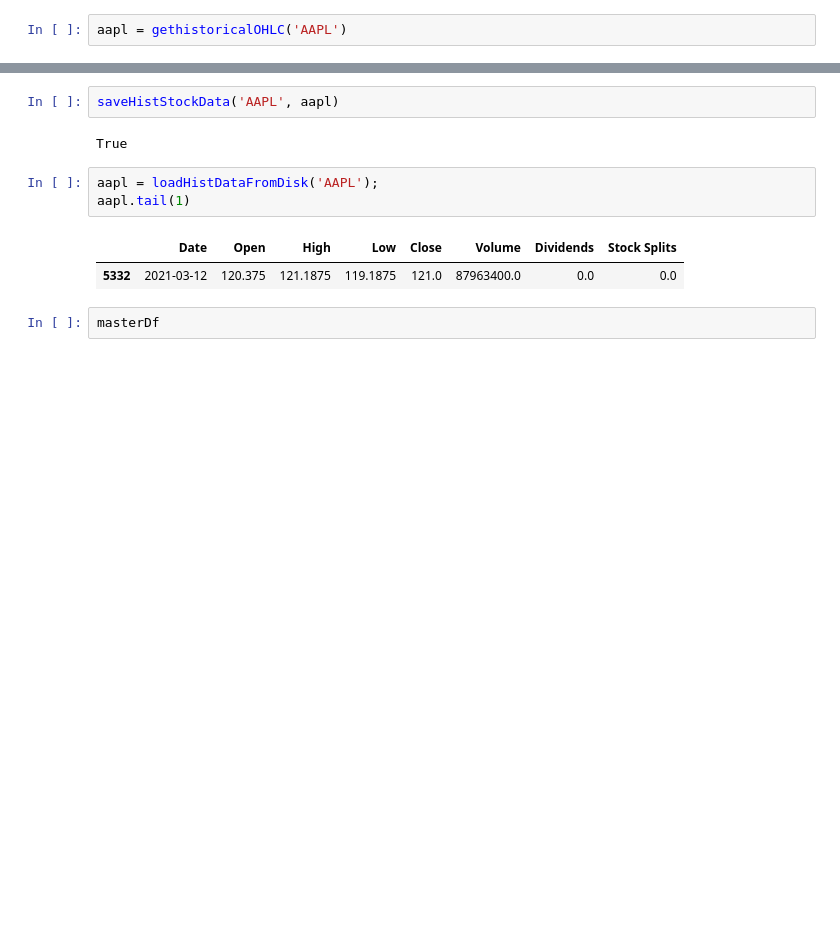
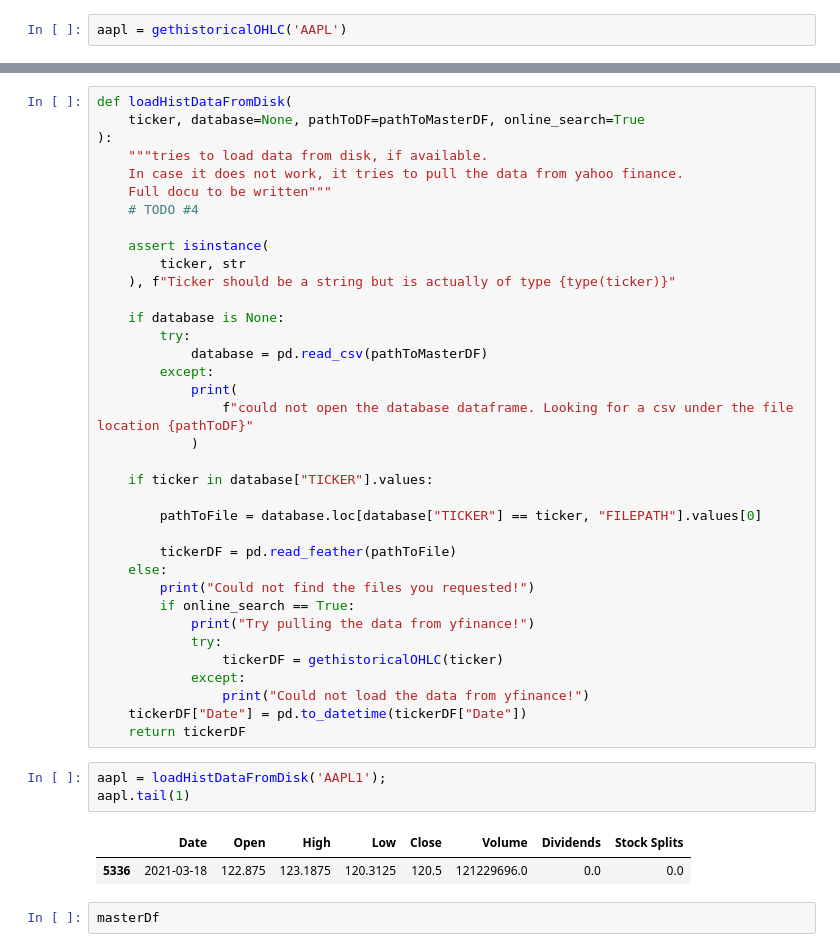
Before and after one commit to webclinic017/PythonStockScreener, a Jupyter notebook: code/dev_tech_indicators.ipynb, the cells around one changed output, grey strips where cells are left out. Saved outputs shown, nothing was run; the diff lists cells and outputs as text; blank space fills up the shorter version.

Commit message:
update gitignore and fix static load in fucnction

```diff
--- a/code/dev_tech_indicators.ipynb
+++ b/code/dev_tech_indicators.ipynb
@@ -27,13 +47,45 @@ aapl.tail(1)
-# %%
-saveHistStockData('AAPL', aapl)
-# %% [output]
-True
+# %%
+def loadHistDataFromDisk(
+    ticker, database=None, pathToDF=pathToMasterDF, online_search=True
+):
+    """tries to load data from disk, if available.
+    In case it does not work, it tries to pull the data from yahoo finance.
+    Full docu to be written"""
+    # TODO #4
+
+    assert isinstance(
+        ticker, str
+    ), f"Ticker should be a string but is actually of type {type(ticker)}"
+
+    if database is None:
+        try:
+            database = pd.read_csv(pathToMasterDF)
+        except:
+            print(
+                f"could not open the database dataframe. Looking for a csv under the file location {pathToDF}"
+            )
+
+    if ticker in database["TICKER"].values:
+
+        pathToFile = database.loc[database["TICKER"] == ticker, "FILEPATH"].values[0]
+
+        tickerDF = pd.read_feather(pathToFile)
+    else:
+        print("Could not find the files you requested!")
+        if online_search == True:
+            print("Try pulling the data from yfinance!")
+            try:
+                tickerDF = gethistoricalOHLC(ticker)
+            except:
+                print("Could not load the data from yfinance!")
+    tickerDF["Date"] = pd.to_datetime(tickerDF["Date"])
+    return tickerDF
 # %%
-aapl = loadHistDataFromDisk('AAPL');
+aapl = loadHistDataFromDisk('AAPL1');
 aapl.tail(1)
 # %% [output]
 |  | Date | Open | High | Low | Close | Volume | Dividends | Stock Splits |
-| 5332 | 2021-03-12 | 120.375 | 121.1875 | 119.1875 | 121.0 | 87963400.0 | 0.0 | 0.0 |
+| 5336 | 2021-03-18 | 122.875 | 123.1875 | 120.3125 | 120.5 | 121229696.0 | 0.0 | 0.0 |
 # %%
 masterDf
 # %% [output]
```
Also changed, not shown: parts of 8 cells of this notebook, 8 other files.
